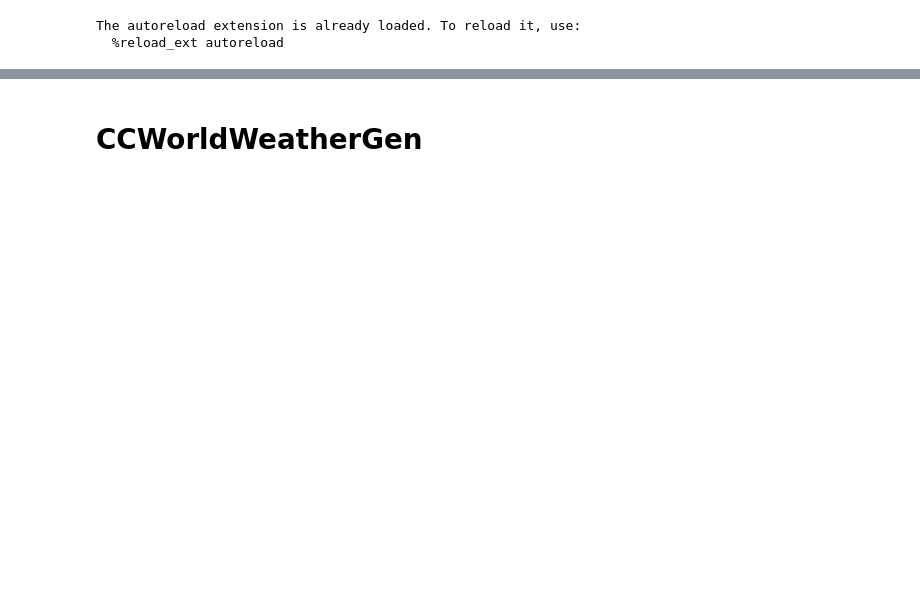
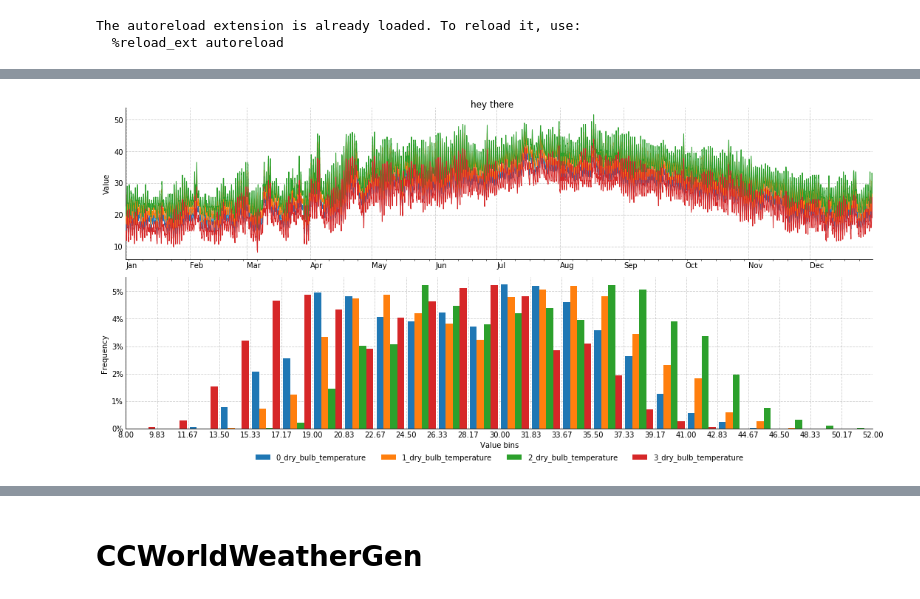
Before and after one commit to cycle13/climate, a Jupyter notebook: test.ipynb, the cells around one changed output, grey strips where cells are left out. Saved outputs shown, nothing was run; the diff lists cells and outputs as text; code cells hidden in the pictures; blank space fills up the shorter version.

```diff
--- a/test.ipynb
+++ b/test.ipynb
@@ -21,13 +21,13 @@ from climate.core import Weather
 # Load weather
 epw_file = "./test/weatherfile_AlBateen.epw"
 weather = Weather(epw_file).read(
-    sun_position=False,
-    pedestrian_wind=False,
-    psychrometrics=False,
-    ground_temp=False,
-    sky_matrix=False,
-    mrt=False,
-    utci=False,
+    sun_position=True,
+    pedestrian_wind=True,
+    psychrometrics=True,
+    ground_temp=True,
+    sky_matrix=True,
+    mrt=True,
+    utci=True,
     _set=False,
     uwg=False
 )
@@ -35,0 +49,68 @@ weather = Weather(epw_file).read(
+# %%
+# Compare series
+
+import matplotlib.dates as mdates
+months = mdates.MonthLocator()
+months_fmt = mdates.DateFormatter('%b')
+weeks = mdates.WeekdayLocator()
+
+def compare_series_generic(serieses, names=None, colors=None, bins=None, tone_color="k", savepath=None, title=None):
+
+    if names is None:
+        names = ["{}_{}".format(n, i.name) for n, i in enumerate(serieses)]
+
+    temp = pd.concat(serieses, axis=1, keys=names)
+
+    if bins is None:
+        bins = np.linspace(np.floor(temp.min().min()), np.ceil(temp.max().max()), 25)
+
+    fig, ax = plt.subplots(2, 1, figsize=(15, 7))
+
+    # Frequency plot
+    ax[1].hist(temp.values, bins, label=temp.columns, rwidth=0.9, lw=0, density=True, zorder=4)
+    ax[1].set_xlabel("Value bins", color=tone_color)
+    ax[1].set_ylabel("Frequency", color=tone_color)
+    ax[1].set_yticklabels(['{:,.0%}'.format(x) for x in ax[1].get_yticks()], color=tone_color)
+    ax[1].set_xticks(bins, minor=False)
+    plt.setp(ax[1].get_xticklabels(), color=tone_color)
+    ax[1].grid(axis="both", which="major", color=tone_color, ls="--", alpha=0.2, zorder=2)
+    ax[1].set_xlim(np.floor(temp.min().min()), np.ceil(temp.max().max()))
+
+    # Series plot
+    ax[0].plot(temp, lw=1, zorder=4)
+    plt.setp(ax[0].get_xticklabels(), ha='left', color=tone_color)
+    plt.setp(ax[0].get_yticklabels(), color=tone_color)
+    ax[0].set_ylabel("Value", color=tone_color)
+    ax[0].set_xlim(temp.index.min(), temp.index.max())
+    [ax[0].spines[j].set_visible(False) for j in ["right", "top"]]
+    ax[0].xaxis.set_major_locator(months)
+    ax[0].xaxis.set_major_formatter(months_fmt)
+    ax[0].xaxis.set_minor_locator(weeks)
+    ax[0].grid(axis="both", which="major", color=tone_color, ls="--", alpha=0.2, zorder=2)
+
+    [i.tick_params(length=0) for i in ax]
+    [[i.spines[j].set_visible(False) for j in ["right", "top"]] for i in ax]
+    [[i.spines[j].set_color(tone_color) for j in ["left", "bottom"]] for i in ax]
+
+    lgd = ax[1].legend(bbox_to_anchor=(0.5, 0), loc="upper center", ncol=max(len(serieses), 5), borderaxespad=3, frameon=False)
+    lgd.get_frame().set_facecolor((1, 1, 1, 0))
+    [plt.setp(text, color=tone_color) for text in lgd.get_texts()]
+
+    # Add title if provided
+    if title is not None:
+        plt.suptitle(title, color=tone_color, y=1)
+
+    plt.tight_layout()
+
+    if savepath is not None:
+        plt.savefig(savepath, dpi=300)
+
+    plt.close
+
+    return fig
+
+f = compare_series_generic([weather.dry_bulb_temperature, weather.dry_bulb_temperature + 2, weather.dry_bulb_temperature + 4.5, weather.dry_bulb_temperature -3.2], names=None, title="hey there")
+
+f
+# %% [output]
+[figure, added]
```
Also changed, not shown: parts of 6 cells of this notebook, 5 other files.
